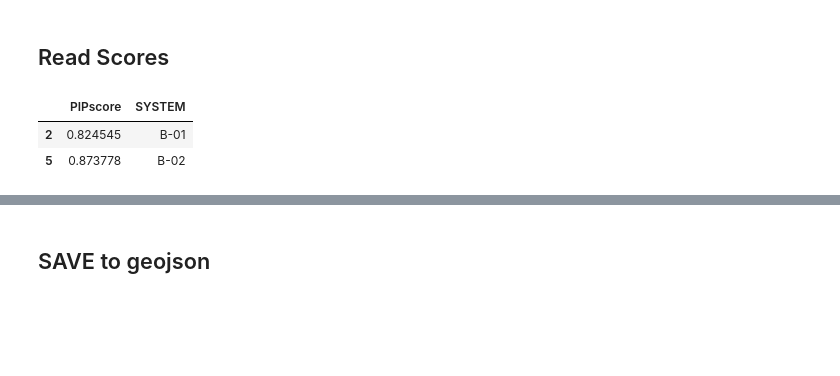
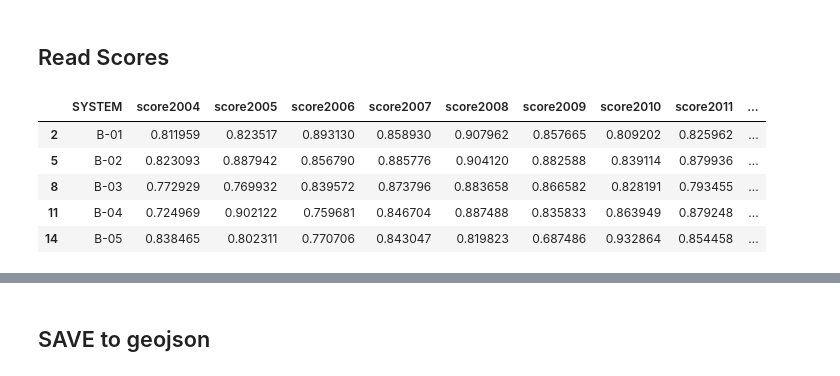
Before and after one commit to Casyfill/Parqa_tool, a Jupyter notebook: data_collection/parkDistricts.ipynb, the cells around one changed output, grey strips where cells are left out. Cells and saved outputs as stored; diff of their text form; code cells hidden in the pictures; blank space fills up the shorter version.

```diff
--- a/data_collection/parkDistricts.ipynb
+++ b/data_collection/parkDistricts.ipynb
@@ -88,15 +107,16 @@ distr2.plot(column='calls2015', colormap='Greens', figsize=(10,10) )
 ## Read Scores
 # %%
 scores = pd.read_csv(PARQA + 'parqa/311/TIMESERIES/PIP_score_timeseries.csv',index_col=0)
+scores = scores[scores.score_type == 'Amenities & Area Normalized Score'].drop('score_type',1)
+scores.columns = ['SYSTEM'] + ['score%d'% i for i in xrange(2004,2016)]
-# %%
-scores = scores[['2015',
-                 'District']][scores.score_type == 'Amenities & Area Normalized Score'].rename(columns={'District':'SYSTEM',
-                                                                                                        '2015':'PIPscore'})
 # %%
-scores.head(2)
+scores.head()
 # %% [output]
-|  | PIPscore | SYSTEM |
-| 2 | 0.824545 | B-01 |
-| 5 | 0.873778 | B-02 |
+|  | SYSTEM | score2004 | score2005 | score2006 | score2007 | score2008 | score2009 | score2010 | score2011 | ... |
+| 2 | B-01 | 0.811959 | 0.823517 | 0.893130 | 0.858930 | 0.907962 | 0.857665 | 0.809202 | 0.825962 | ... |
+| 5 | B-02 | 0.823093 | 0.887942 | 0.856790 | 0.885776 | 0.904120 | 0.882588 | 0.839114 | 0.879936 | ... |
+| 8 | B-03 | 0.772929 | 0.769932 | 0.839572 | 0.873796 | 0.883658 | 0.866582 | 0.828191 | 0.793455 | ... |
+| 11 | B-04 | 0.724969 | 0.902122 | 0.759681 | 0.846704 | 0.887488 | 0.835833 | 0.863949 | 0.879248 | ... |
+| 14 | B-05 | 0.838465 | 0.802311 | 0.770706 | 0.843047 | 0.819823 | 0.687486 | 0.932864 | 0.854458 | ... |
 # %%
 distr3 = distr2.merge(scores, how='left', on='SYSTEM')
```
Also changed, not shown: parts of 15 cells of this notebook.
